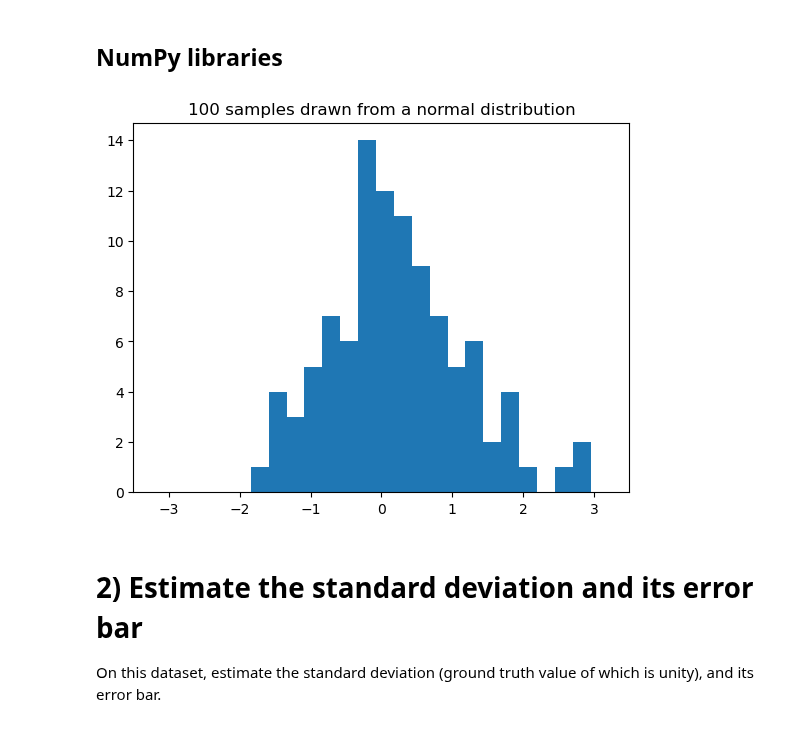
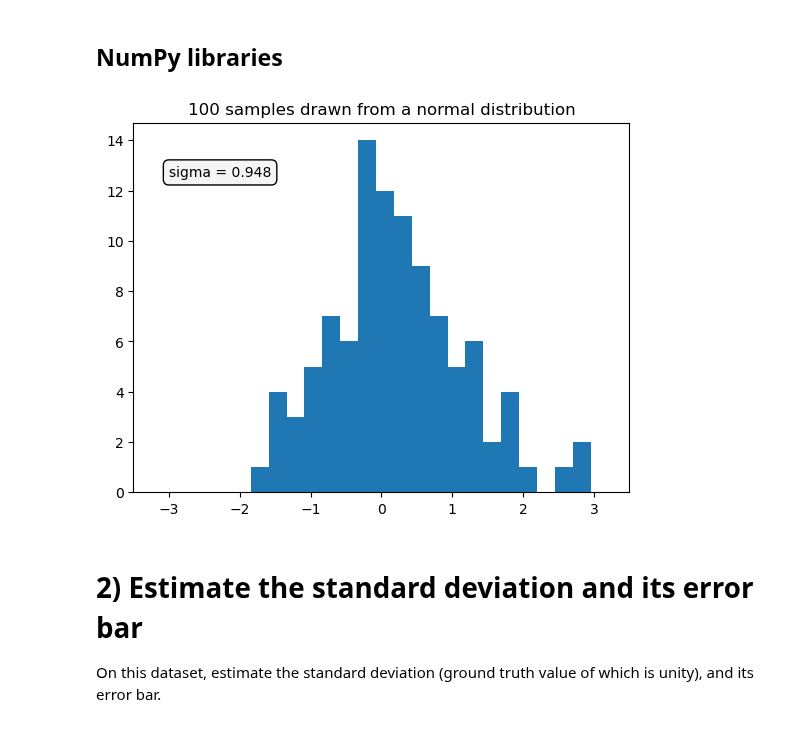
Before and after one commit to acumpelik/DSSC23, a Jupyter notebook: DSSC23-Homework3-Andrea_Cumpelik.ipynb, the cells around one changed output. Cells and saved outputs as stored; diff of their text form; code cells hidden in the pictures.

```diff
--- a/DSSC23-Homework3-Andrea_Cumpelik.ipynb
+++ b/DSSC23-Homework3-Andrea_Cumpelik.ipynb
@@ -58,19 +58,22 @@ n
 # %%
 # Generate some data, set a fixed seed
 rng = np.random.default_rng(seed=64)
 data = rng.normal(loc=0, scale=1, size=100)
 
 # Plot the data on a histogram
 numbins=20
 bins = np.linspace(data.min(), data.max(), numbins)
 counts, _ = np.histogram(data, bins=bins, density=False)
 
+stdEstimator = np.std(data)
+
 plt.hist(data, bins=bins)
 plt.xlim(-3.5,3.5)
 plt.title('100 samples drawn from a normal distribution')
+plt.text(-3,13,f'sigma = {stdEstimator:.3f}', verticalalignment='top', bbox=dict(facecolor='whitesmoke', edgecolor='k', boxstyle='round,pad=.4'))
 plt.show()
 # %% [output]
-[figure, old version]
+[figure, new version]
 # %% [markdown]
 # 2) Estimate the standard deviation and its error bar
 On this dataset, estimate the standard deviation (ground truth
```
Also changed, not shown: parts of 12 cells of this notebook.
